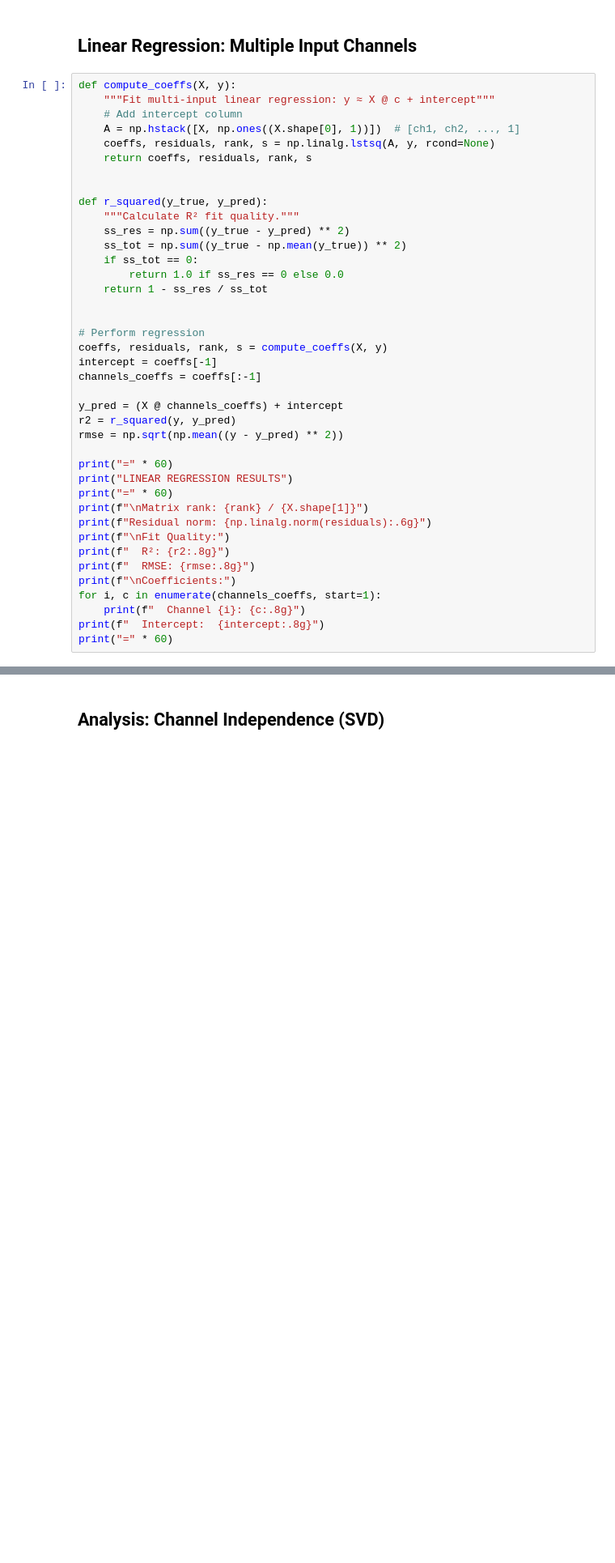
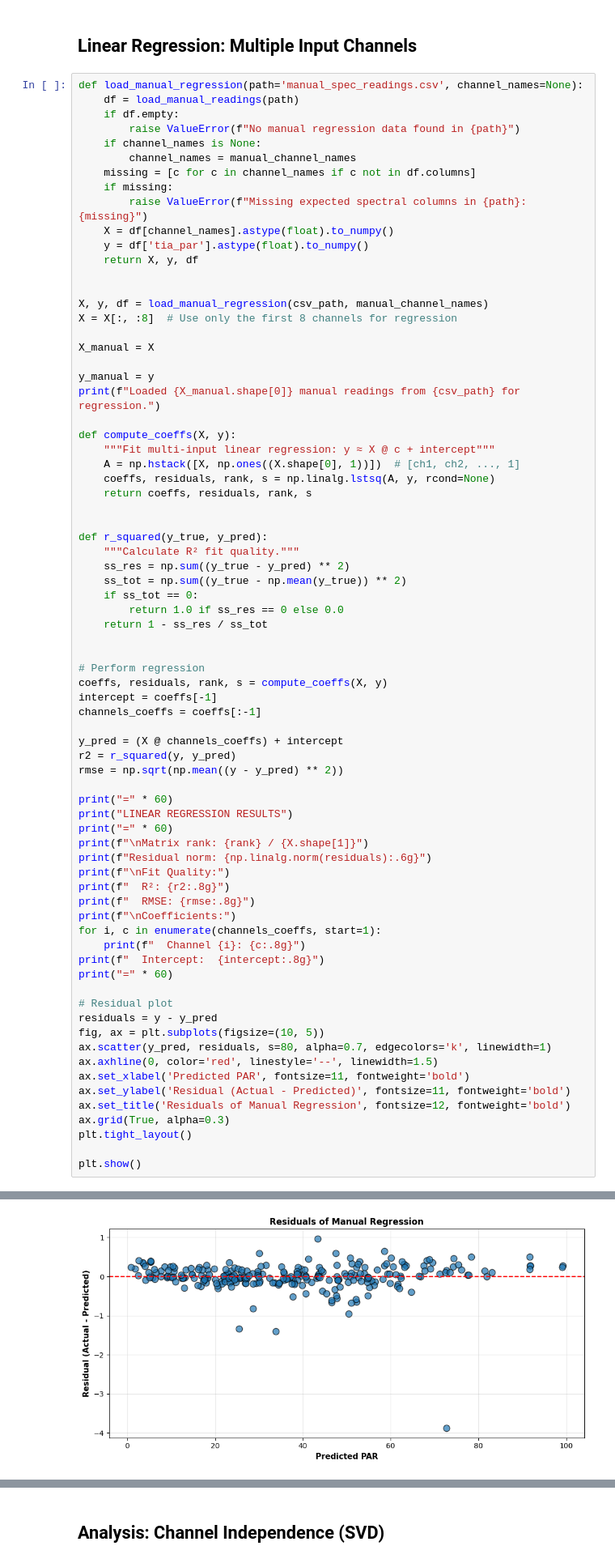
Before and after one commit to Jan-IngenHousz-Institute/miniPar, a Jupyter notebook: Scripts/calibrate_spec_notebook.ipynb, the cells around one changed output, grey strips where cells are left out. Shown at 81% size. Drawn from its saved outputs; the diff is of its cells as text; blank space fills up the shorter version.

```diff
--- a/Scripts/calibrate_spec_notebook.ipynb
+++ b/Scripts/calibrate_spec_notebook.ipynb
@@ -407,9 +329,30 @@ y shape: (10,)
 # %% [markdown]
 ## Linear Regression: Multiple Input Channels
 # %%
+def load_manual_regression(path='manual_spec_readings.csv', channel_names=None):
+    df = load_manual_readings(path)
+    if df.empty:
+        raise ValueError(f"No manual regression data found in {path}")
+    if channel_names is None:
+        channel_names = manual_channel_names
+    missing = [c for c in channel_names if c not in df.columns]
+    if missing:
+        raise ValueError(f"Missing expected spectral columns in {path}: {missing}")
+    X = df[channel_names].astype(float).to_numpy()
+    y = df['tia_par'].astype(float).to_numpy()
+    return X, y, df
+
+
+X, y, df = load_manual_regression(csv_path, manual_channel_names)
+X = X[:, :8]  # Use only the first 8 channels for regression
+
+X_manual = X
+
+y_manual = y
+print(f"Loaded {X_manual.shape[0]} manual readings from {csv_path} for regression.")
+
 def compute_coeffs(X, y):
     """Fit multi-input linear regression: y ≈ X @ c + intercept"""
-    # Add intercept column
     A = np.hstack([X, np.ones((X.shape[0], 1))])  # [ch1, ch2, ..., 1]
     coeffs, residuals, rank, s = np.linalg.lstsq(A, y, rcond=None)
     return coeffs, residuals, rank, s
@@ -446,4 +389,17 @@ for i, c in enumerate(channels_coeffs, start=1):
     print(f"  Channel {i}: {c:.8g}")
 print(f"  Intercept:  {intercept:.8g}")
 print("=" * 60)
+
+# Residual plot
+residuals = y - y_pred
+fig, ax = plt.subplots(figsize=(10, 5))
+ax.scatter(y_pred, residuals, s=80, alpha=0.7, edgecolors='k', linewidth=1)
+ax.axhline(0, color='red', linestyle='--', linewidth=1.5)
+ax.set_xlabel('Predicted PAR', fontsize=11, fontweight='bold')
+ax.set_ylabel('Residual (Actual - Predicted)', fontsize=11, fontweight='bold')
+ax.set_title('Residuals of Manual Regression', fontsize=12, fontweight='bold')
+ax.grid(True, alpha=0.3)
+plt.tight_layout()
+
+plt.show()
 # %% [output]
@@ -466 +422,2 @@ Coefficients:
 ============================================================
+[figure, added]
```
Also changed, not shown: parts of 12 cells of this notebook.
